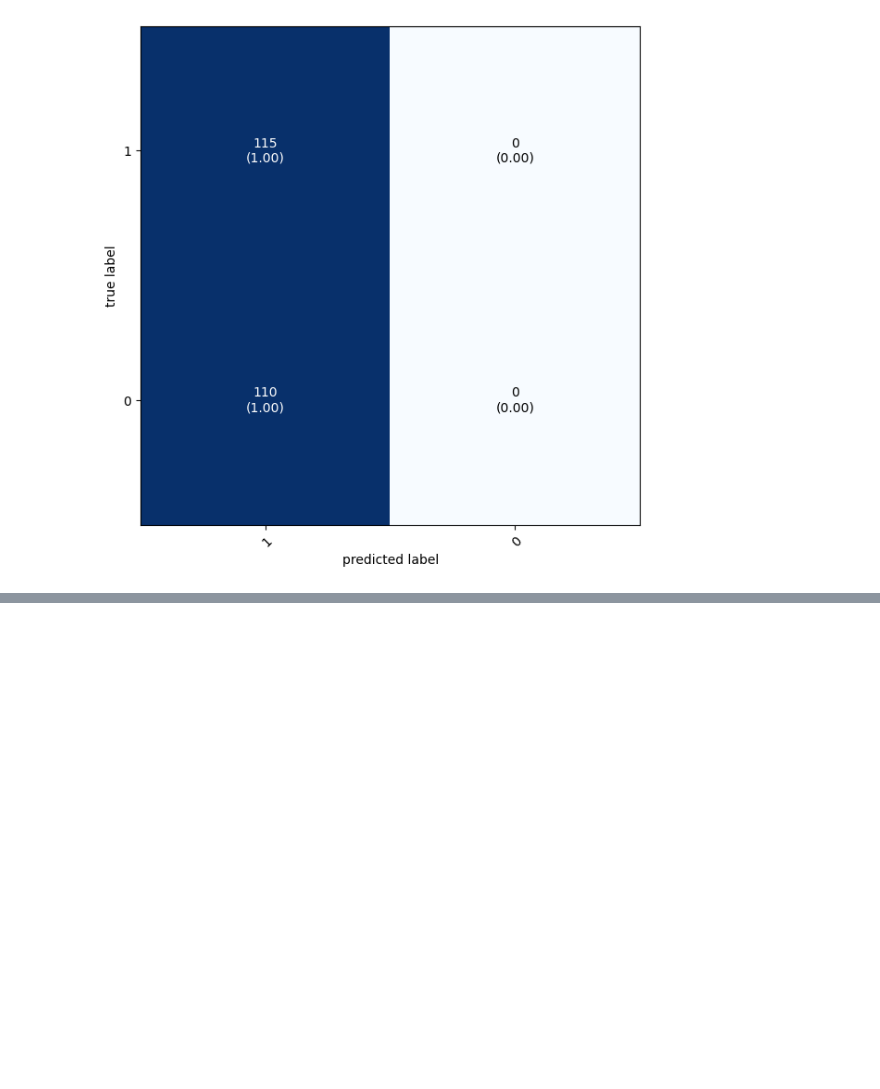
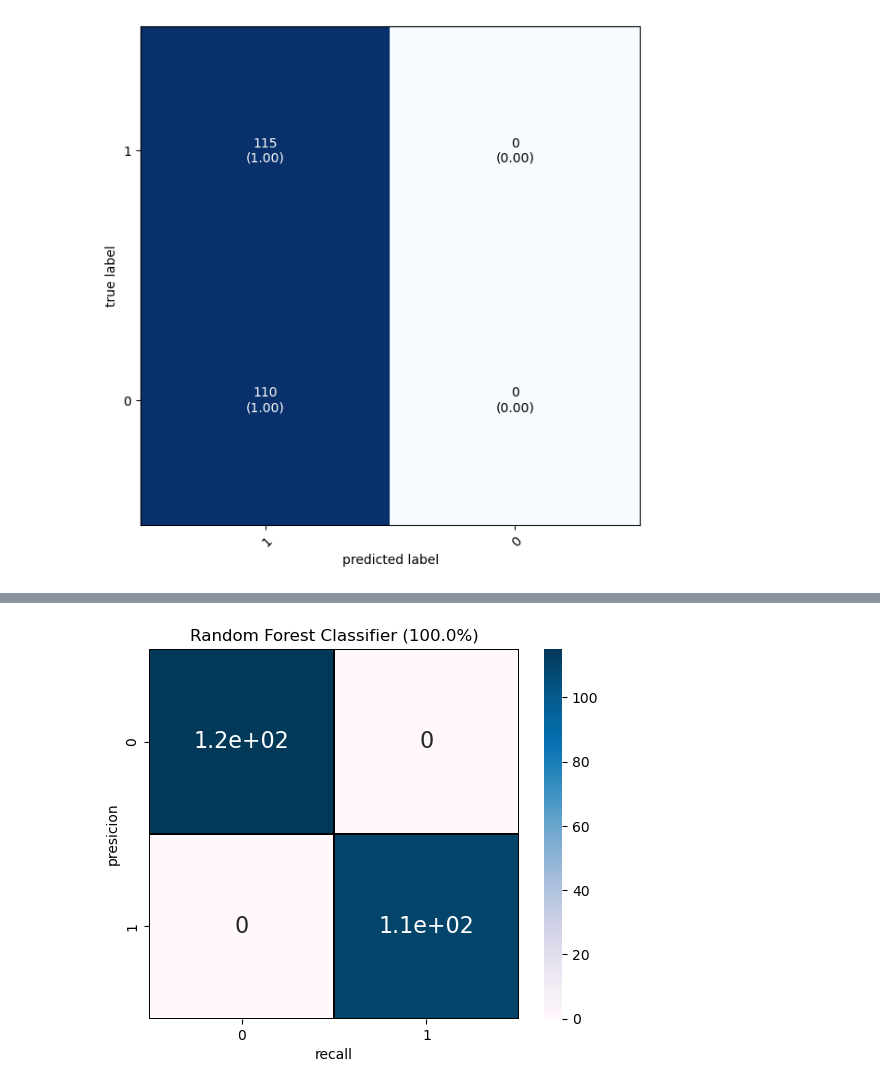
Before and after one commit to wkdguswo16/02_0915_Raisin, a Jupyter notebook: Raisin.ipynb, the cells around one changed output, grey strips where cells are left out. Drawn from its saved outputs; the diff is of its cells as text; code cells hidden in the pictures; blank space fills up the shorter version.

```diff
--- a/Raisin.ipynb
+++ b/Raisin.ipynb
@@ -133,0 +185,10 @@ plt.show()
+# %%
+from sklearn.ensemble import RandomForestClassifier
+from sklearn.metrics import accuracy_score
+import pandas as pd
+
+rf_clf = RandomForestClassifier(random_state=0)
+rf_clf.fit(x_train, y_train)
+estimate_model(rf_clf, "Random Forest Classifier", x_test, y_test)
+# %% [output]
+[figure, added]
```
Also changed, not shown: parts of 11 cells of this notebook.
